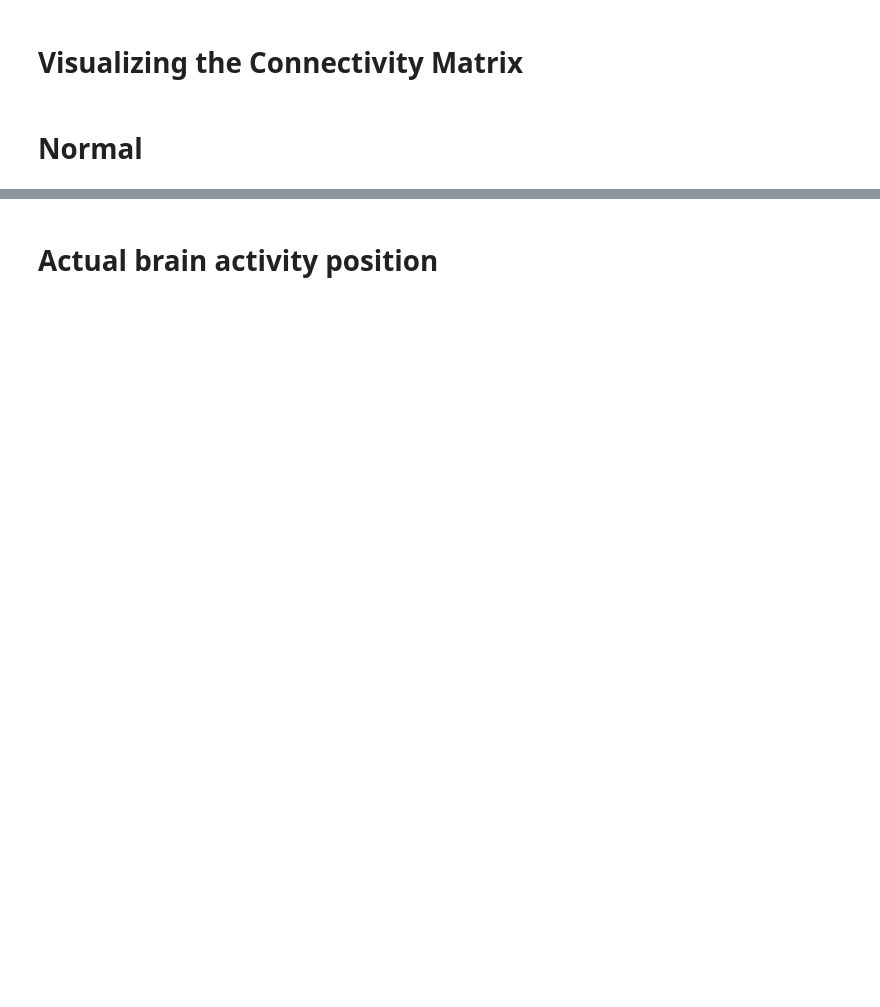
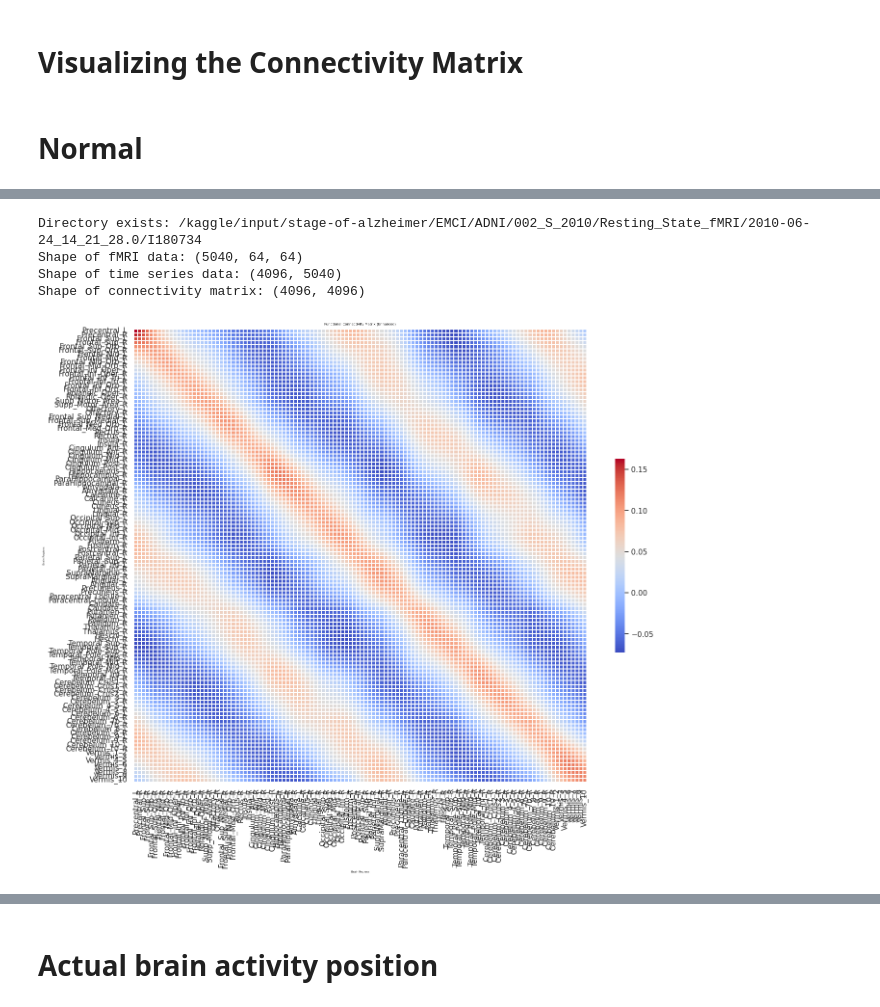
Before and after one commit to aliikhwan99/Different_stage_of_AD_detection, a Jupyter notebook: Different_stage_of_AD_detection.ipynb, the cells around one changed output, grey strips where cells are left out. Saved outputs shown, nothing was run; the diff lists cells and outputs as text; code cells hidden in the pictures; blank space fills up the shorter version.

```diff
--- a/Different_stage_of_AD_detection.ipynb
+++ b/Different_stage_of_AD_detection.ipynb
@@ -256,7 +342,7 @@ from scipy.ndimage import gaussian_filter  # Import Gaussian filter
 from scipy.ndimage import median_filter
 
 # Path to the directory containing the DICOM files
-dicom_directory = '/kaggle/input/stage-of-alzheimer/NC/ADNI/002_S_0295/Resting_State_fMRI/2011-06-02_07_56_36.0/I238623'
+dicom_directory = '/kaggle/input/stage-of-alzheimer/EMCI/ADNI/002_S_2010/Resting_State_fMRI/2010-06-24_14_21_28.0/I180734'
 
 # Check if the directory exists
 if not os.path.exists(dicom_directory):
@@ -308,30 +394,36 @@ print(f"Shape of connectivity matrix: {connectivity_matrix.shape}")  # (voxels,
 smoothed_connectivity_matrix = gaussian_filter(connectivity_matrix, sigma=3)  # You can adjust sigma value
 
 # Load the AAL brain atlas and its labels
 atlas = datasets.fetch_atlas_aal()
 atlas_labels = atlas['labels']  # Get brain region labels
 
 # Truncate the connectivity matrix if it's larger than the number of available atlas labels
 num_labels = len(atlas_labels)
 if smoothed_connectivity_matrix.shape[0] > num_labels:
     truncated_connectivity_matrix = smoothed_connectivity_matrix[:num_labels, :num_labels]
 else:
     truncated_connectivity_matrix = smoothed_connectivity_matrix  # Use the original if no truncation needed
 
 # Function to plot a clearer connectivity matrix with enhancements
 def plot_enhanced_connectivity_matrix(connectivity_matrix, labels):
     plt.figure(figsize=(14, 12), dpi=100)  # Increase size and DPI
     sns.set(font_scale=1)  # Increase font scale for better readability
     sns.heatmap(connectivity_matrix, cmap='coolwarm', square=True,
                 xticklabels=labels[:connectivity_matrix.shape[0]],
                 yticklabels=labels[:connectivity_matrix.shape[0]],
                 cbar_kws={"shrink": .4}, linewidths=.2)  # Add lines between cells for clarity
     plt.title('Functional Connectivity Matrix (Enhanced)', fontsize=5)
     plt.xlabel('Brain Regions', fontsize=4)
     plt.ylabel('Brain Regions', fontsize=4)
     plt.xticks(rotation=90)  # Rotate x-axis labels for better readability
     plt.tight_layout()  # Adjust layout to fit everything well
     plt.show()
 
 # Plot the enhanced connectivity matrix with the AAL labels
 plot_enhanced_connectivity_matrix(truncated_connectivity_matrix, atlas_labels)
+# %% [output]
+Directory exists: /kaggle/input/stage-of-alzheimer/EMCI/ADNI/002_S_2010/Resting_State_fMRI/2010-06-24_14_21_28.0/I180734
+Shape of fMRI data: (5040, 64, 64)
+Shape of time series data: (4096, 5040)
+Shape of connectivity matrix: (4096, 4096)
+[figure, added]
```
Also changed, not shown: parts of 13 cells of this notebook.
